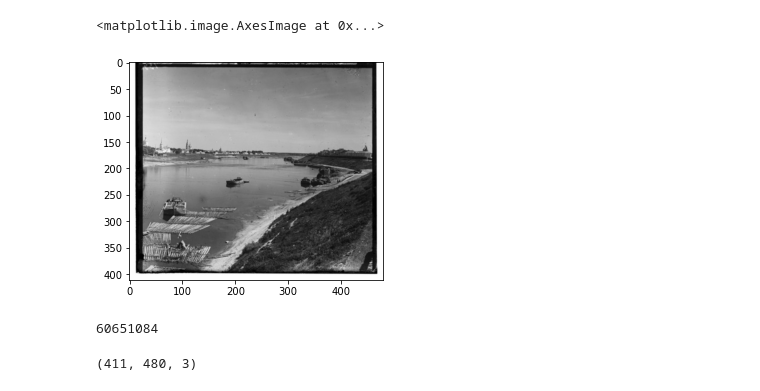
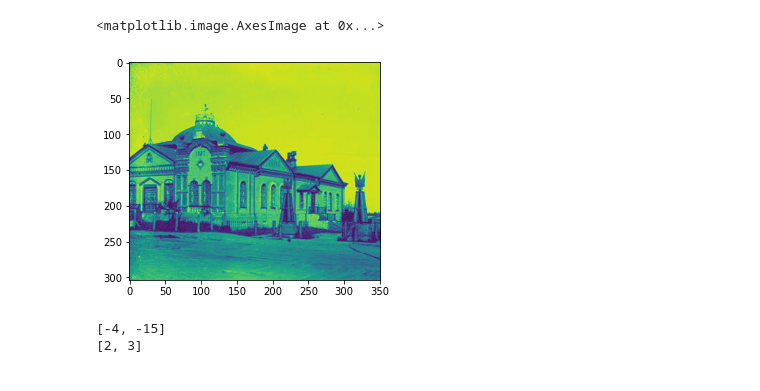
Before and after one commit to GHasanKaraman/colorizing-images, a Jupyter notebook: colorizing_images.ipynb, the cells around one changed output. Drawn from its saved outputs; the diff is of its cells as text; code cells hidden in the pictures.

```diff
--- a/colorizing_images.ipynb
+++ b/colorizing_images.ipynb
@@ -11,2 +11,18 @@ def load_all_images(path):
         images.append(img)
     return images
+# %%
+def image2BGR(image):
+    h = image.shape[0]
+    h = int(h / 3)
+    b = image[0:h,:,...]
+    g = image[h:2*h,:,...]
+    r = image[2*h:3*h,:,...]
+    return(b, g, r)
+# %%
+def crop_image(image1, crop_rate=0.055):
+    w1 = int(image1.shape[0]*crop_rate)
+    w2 = int(image1.shape[0] - image1.shape[0]*crop_rate)
+    h1 = int(image1.shape[1]* crop_rate)
+    h2 = int(image1.shape[1] - image1.shape[1]*crop_rate)
+
+    return image1[w1:w2,h1:h2]
@@ -13,2 +48,2 @@ def load_all_images(path):
 # %%
-images = load_all_images("original_images")
+images = load_all_images("images")
@@ -23,5 +50,11 @@ def_image2BGR(image):
+# %%
+b,g,r = image2BGR(images[9])
+
+b = crop_image(b)
+g = crop_image(g)
+r = crop_image(r)
 # %%
-plt.imshow(r)
+plt.imshow(b)
 # %% [output]
 <matplotlib.image.AxesImage at 0x...>
-[figure, old version]
+[figure, new version]
@@ -31,8 +60,0 @@ def ssd(image1, image2):
-# %%
-ssd(b,r)
-# %% [output]
-60651084
-# %%
-b.shape
-# %% [output]
-(411, 480, 3)
@@ -38,0 +64,6 @@ b.shape
+# %%
+print(br)
+print(bg)
+# %% [output]
+[-4, -15]
+[2, 3]
```
Also changed, not shown: parts of 9 cells of this notebook.
